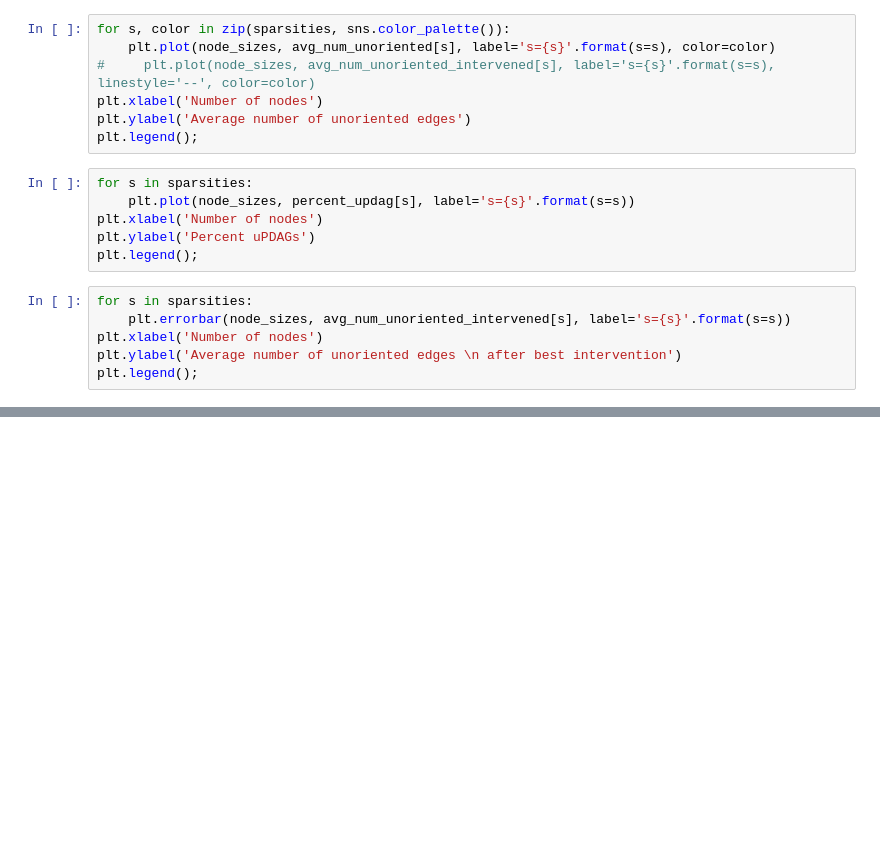
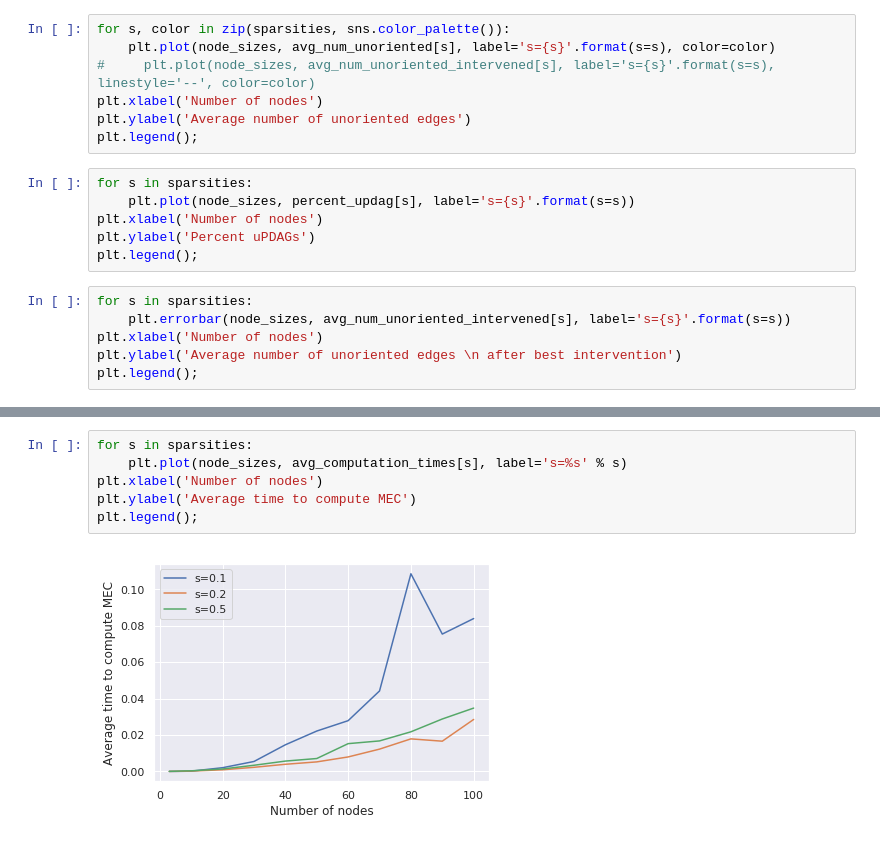
Before and after one commit to csquires/orderdag-bounds, a Jupyter notebook: main.ipynb, the cells around one changed output, grey strips where cells are left out. Saved outputs shown, nothing was run; the diff lists cells and outputs as text; blank space fills up the shorter version.

```diff
--- a/main.ipynb
+++ b/main.ipynb
@@ -113,0 +155,8 @@ for s in sparsities:
+# %%
+for s in sparsities:
+    plt.plot(node_sizes, avg_computation_times[s], label='s=%s' % s)
+plt.xlabel('Number of nodes')
+plt.ylabel('Average time to compute MEC')
+plt.legend();
+# %% [output]
+[figure, added]
```
Also changed, not shown: parts of 12 cells of this notebook, 1 other file.
